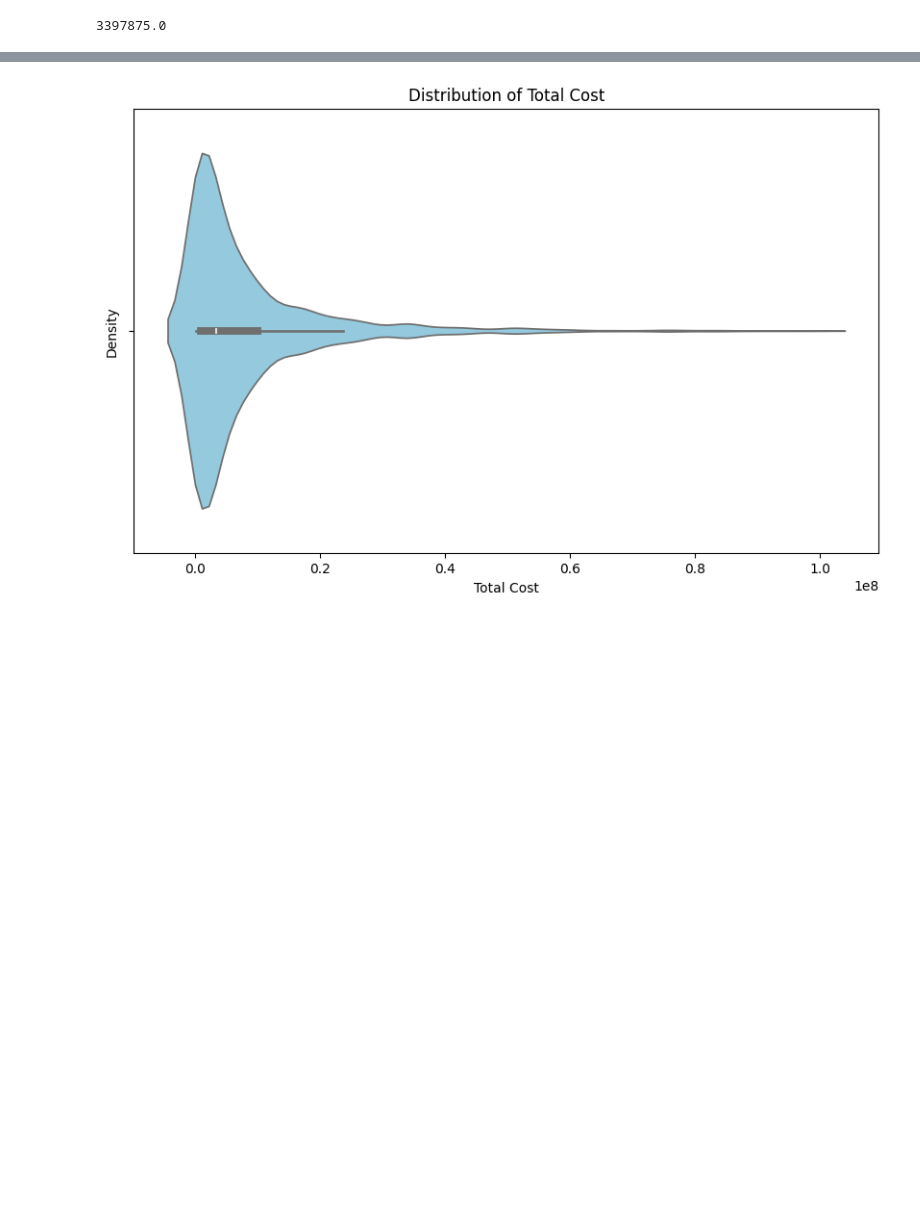
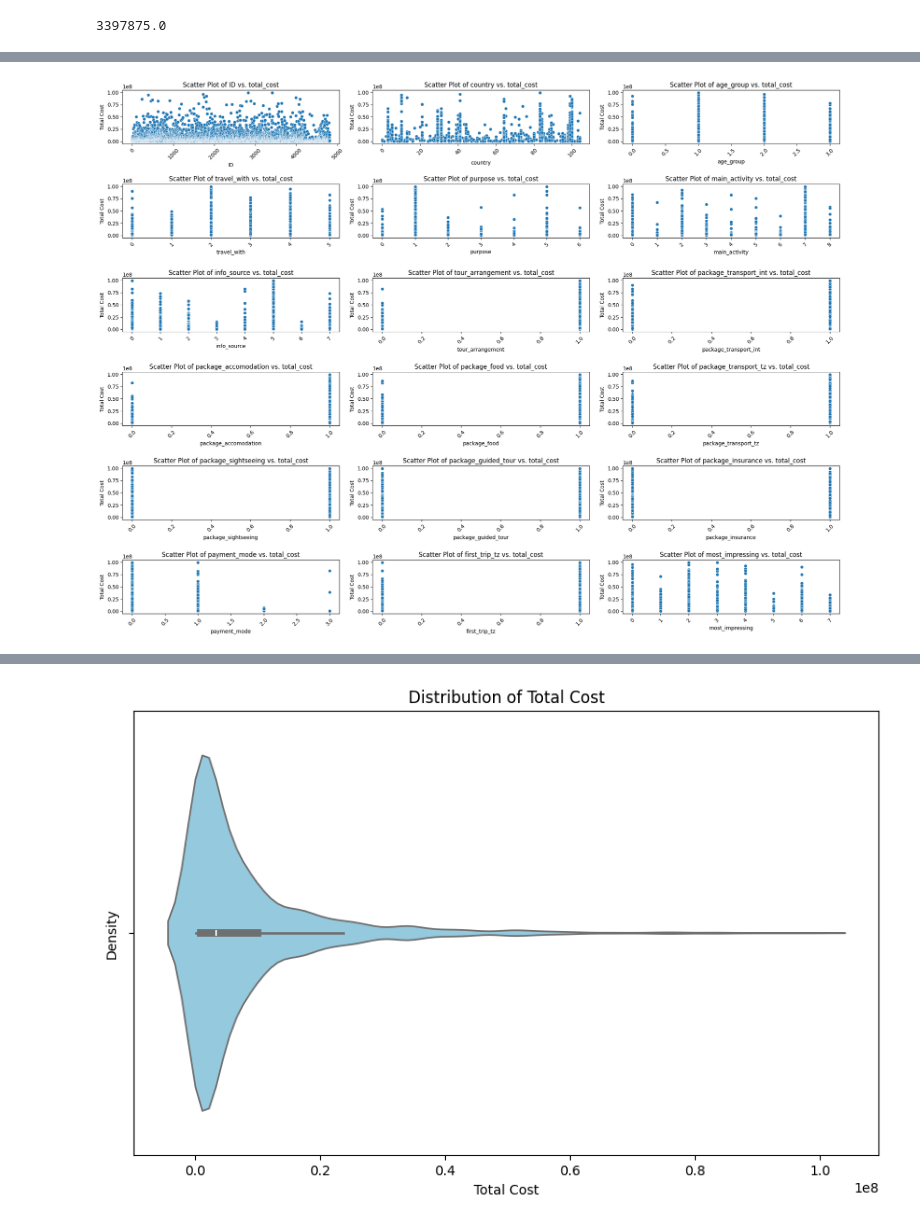
Before and after one commit to marshmoses/Tanzania_Tourism_Prediction, a Jupyter notebook: main.ipynb, the cells around one changed output, grey strips where cells are left out. Drawn from its saved outputs; the diff is of its cells as text; code cells hidden in the pictures; blank space fills up the shorter version.

```diff
--- a/main.ipynb
+++ b/main.ipynb
@@ -293,0 +259,32 @@ for var in numerical_vars:
+# %%
+
+# Initialize LabelEncoder
+label_encoder = LabelEncoder()
+
+# Copying Train DataFrame to avoid modifying the original data
+train_encoded = Train
+
+# Encoding categorical variables
+for var in categorical_columns:
+    train_encoded[var] = label_encoder.fit_transform(train_encoded[var])
+
+# Determine the number of rows and columns for subplots
+num_plots = len(categorical_columns)
+num_cols = 3
+num_rows = (num_plots - 1) // num_cols + 1
+
+# Plot scatter plots for each categorical variable against 'total_cost' on a single page
+plt.figure(figsize=(20, 15))
+for i, var in enumerate(categorical_columns):
+    plt.subplot(num_rows, num_cols, i + 1)
+    sns.scatterplot(data=train_encoded, x=var, y='total_cost', palette='pastel')
+    plt.title(f'Scatter Plot of {var} vs. total_cost')
+    plt.xlabel(var)
+    plt.ylabel('Total Cost')
+    plt.xticks(rotation=45)
+
+# Adjust layout to avoid overlap
+plt.tight_layout()
+plt.show()
+# %% [output]
+[figure, added]
```
Also changed, not shown: parts of 119 cells of this notebook, 2 other files.
